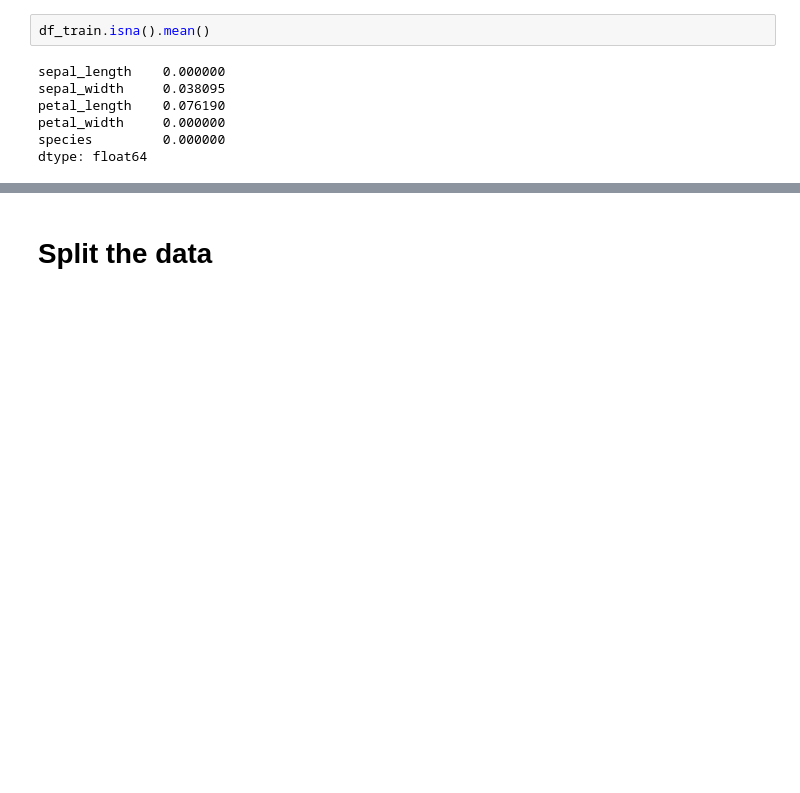
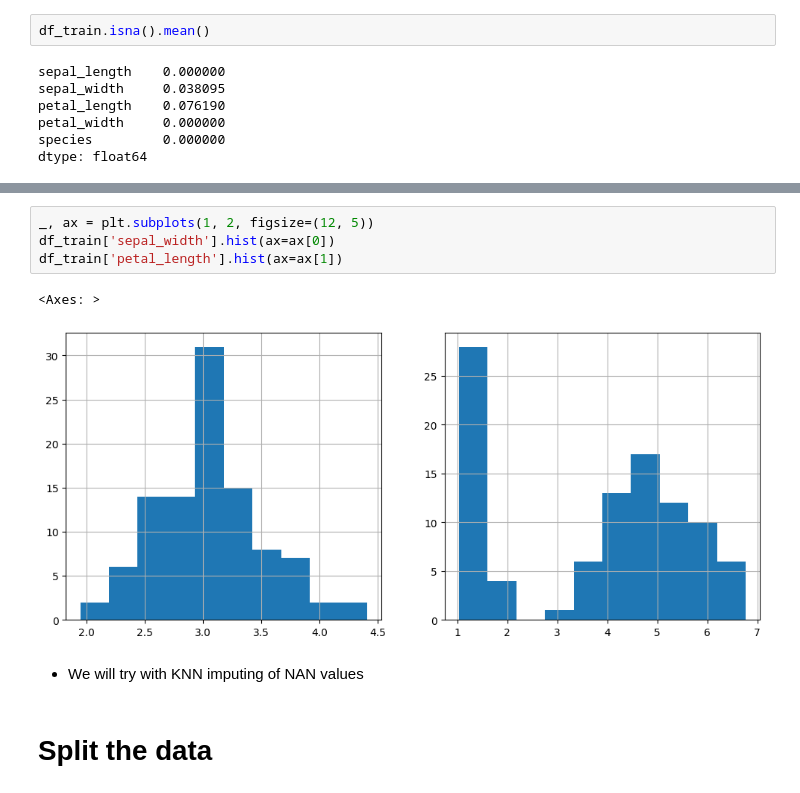
Before and after one commit to PashaIanko/Kaggle.Iris, a Jupyter notebook: 0_baseline_training.ipynb, the cells around one changed output, grey strips where cells are left out. Saved outputs shown, nothing was run; the diff lists cells and outputs as text; blank space fills up the shorter version.

```diff
--- a/0_baseline_training.ipynb
+++ b/0_baseline_training.ipynb
@@ -142,3 +173,12 @@ dtype: float64
+# %%
+_, ax = plt.subplots(1, 2, figsize=(12, 5))
+df_train['sepal_width'].hist(ax=ax[0])
+df_train['petal_length'].hist(ax=ax[1])
+# %% [output]
+<Axes: >
+[figure, added]
+# %% [markdown]
+- We will try with KNN imputing of NAN values
 # %% [markdown]
 # Split the data
 # %%
```
Also changed, not shown: parts of 30 cells of this notebook.
